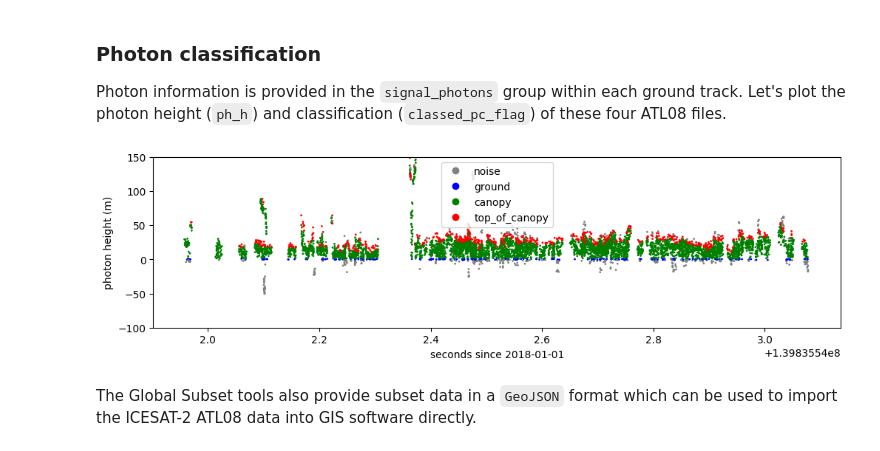
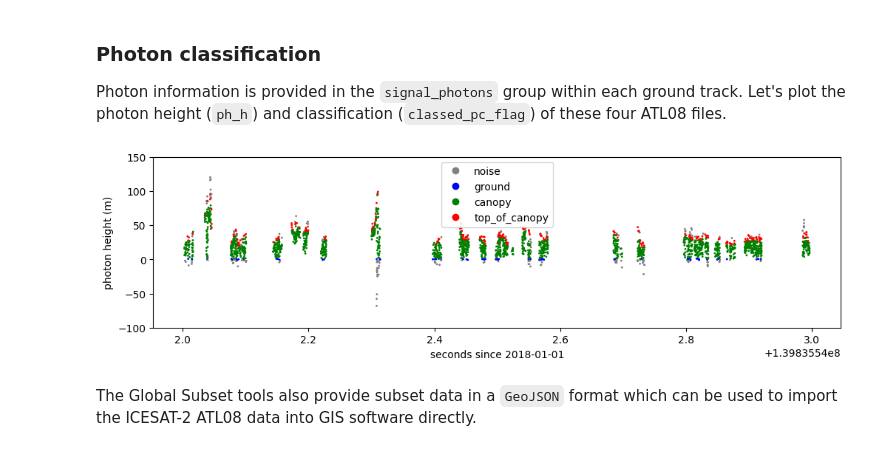
Before and after one commit to ornldaac/tesvis, a Jupyter notebook: notebooks/getting_started_icesat2_atl08.ipynb, the cells around one changed output. Drawn from its saved outputs; the diff is of its cells as text; code cells hidden in the pictures.

```diff
--- a/notebooks/getting_started_icesat2_atl08.ipynb
+++ b/notebooks/getting_started_icesat2_atl08.ipynb
@@ -53,6 +53,6 @@ download_tar(orderid)
 # %% [markdown]
 Now that the files are downloaded to the `output` folder let's print all the ATL08 subset files.
 # %%
-atl08_f = glob.glob("output/ATL08*")
+atl08_f = sorted(glob.glob("output/ATL08*"))
 atl08_f
 # %% [output]
@@ -111,5 +115,5 @@ Let's retrieve the relative canopy height metrics of one of the subset files (`A
 # %%
-first_h5 = atl08_f[:1][0] # ATL08_20220607111220_11661508_005_02.h5
+first_h5 = atl08_f[3] # ATL08_20220607111220_11661508_006_01.h5
 track = 'gt3l'
 
 # reading the h5 file
@@ -118,7 +122,7 @@ with h5py.File(first_h5) as hf:
     delta_time = hf[track]['land_segments']['delta_time'][:]
     # canopy height metrics
     v = hf[track]['land_segments']['canopy']['canopy_h_metrics']
-    fill_value_chm = v.attrs['_FillValue'][0] # fill value
+    fill_value_chm = v.attrs['_FillValue'] # fill value
     chm = v[:]
 
 # set fill value to NaNs
@@ -153,25 +157,25 @@ ATL08 also provides selected canopy and terrain variables for 20m geosegments (`
 ### Photon classification
 Photon information is provided in the `signal_photons` group within each ground track. Let's plot the photon height (`ph_h`) and classification (`classed_pc_flag`) of these four ATL08 files.
 # %%
-first_h5 = atl08_f[:1][0] # ATL08_20220607111220_11661508_005_02.h5
+first_h5 = atl08_f[3] # ATL08_20220607111220_11661508_006_01.h5
 track = 'gt3l'
 
 with h5py.File(first_h5) as hf:
     ph_h= hf[track]['signal_photons']['ph_h'][:]
     classed_pc_flag = hf[track]['signal_photons']['classed_pc_flag'][:]
     delta_time = hf[track]['signal_photons']['delta_time'][:]
 
 # photon classes
 classes = ['noise', 'ground', 'canopy', 'top_of_canopy']
 colors = ListedColormap(['gray','blue','green','red'])
 plt.figure(figsize=(12, 3))
 scatter = plt.scatter(delta_time,ph_h,c=classed_pc_flag, cmap=colors, s=1)
 plt.legend(handles=scatter.legend_elements()[0], labels=classes)
 plt.ylim(-100, 150)
 plt.xlabel("seconds since 2018-01-01")
 plt.ylabel("photon height (m)")
 plt.show()
 # %% [output]
-[figure, old version]
+[figure, new version]
 # %% [markdown]
 The Global Subset tools also provide subset data in a `GeoJSON` format which can be used to import the ICESAT-2 ATL08 data into GIS software directly.
```
Also changed, not shown: parts of 10 cells of this notebook.
